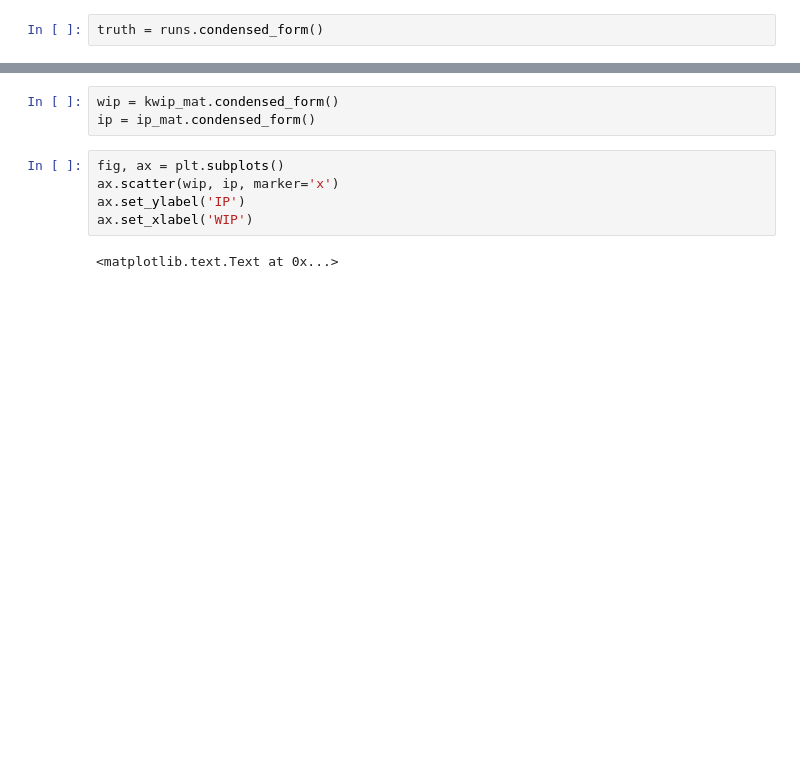
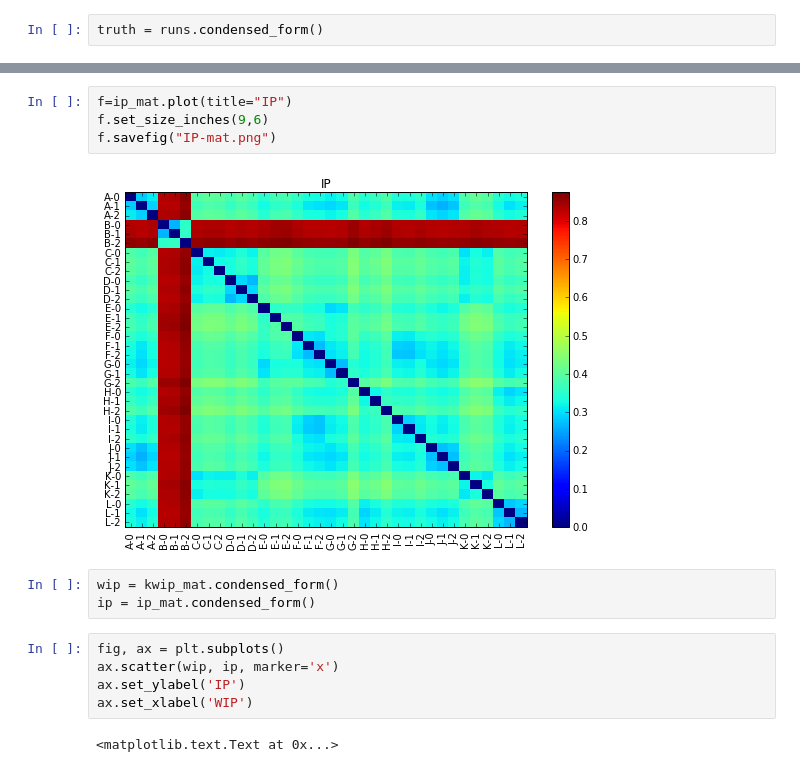
Before and after one commit to kdm9/kwip-experiments, a Jupyter notebook: ipynbs/distcompare.ipynb, the cells around one changed output, grey strips where cells are left out. Drawn from its saved outputs; the diff is of its cells as text; blank space fills up the shorter version.

```diff
--- a/ipynbs/distcompare.ipynb
+++ b/ipynbs/distcompare.ipynb
@@ -54,3 +55,9 @@ ip_mat
+# %%
+f=ip_mat.plot(title="IP")
+f.set_size_inches(9,6)
+f.savefig("IP-mat.png")
+# %% [output]
+[figure, added]
 # %%
 wip = kwip_mat.condensed_form()
 ip = ip_mat.condensed_form()
```
Also changed, not shown: parts of 20 cells of this notebook, 4 other files.
